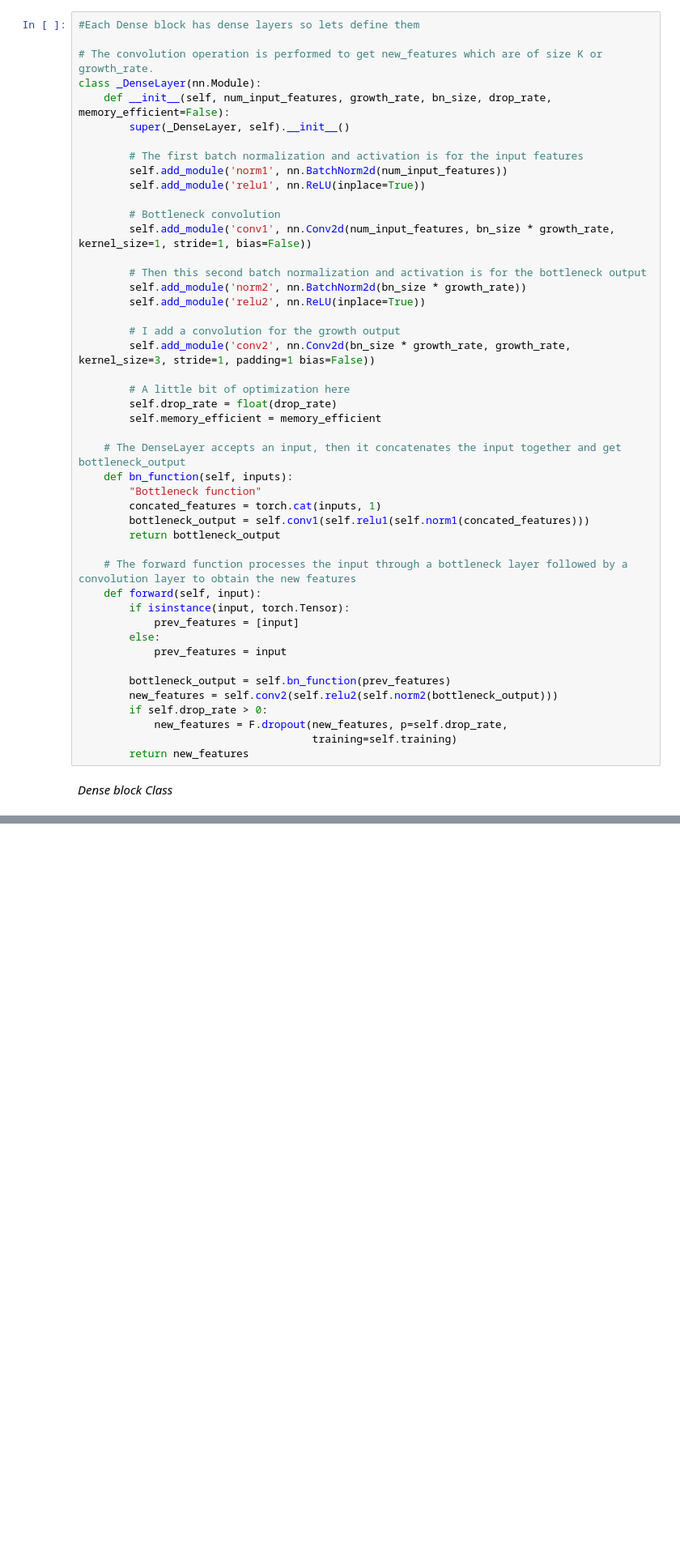
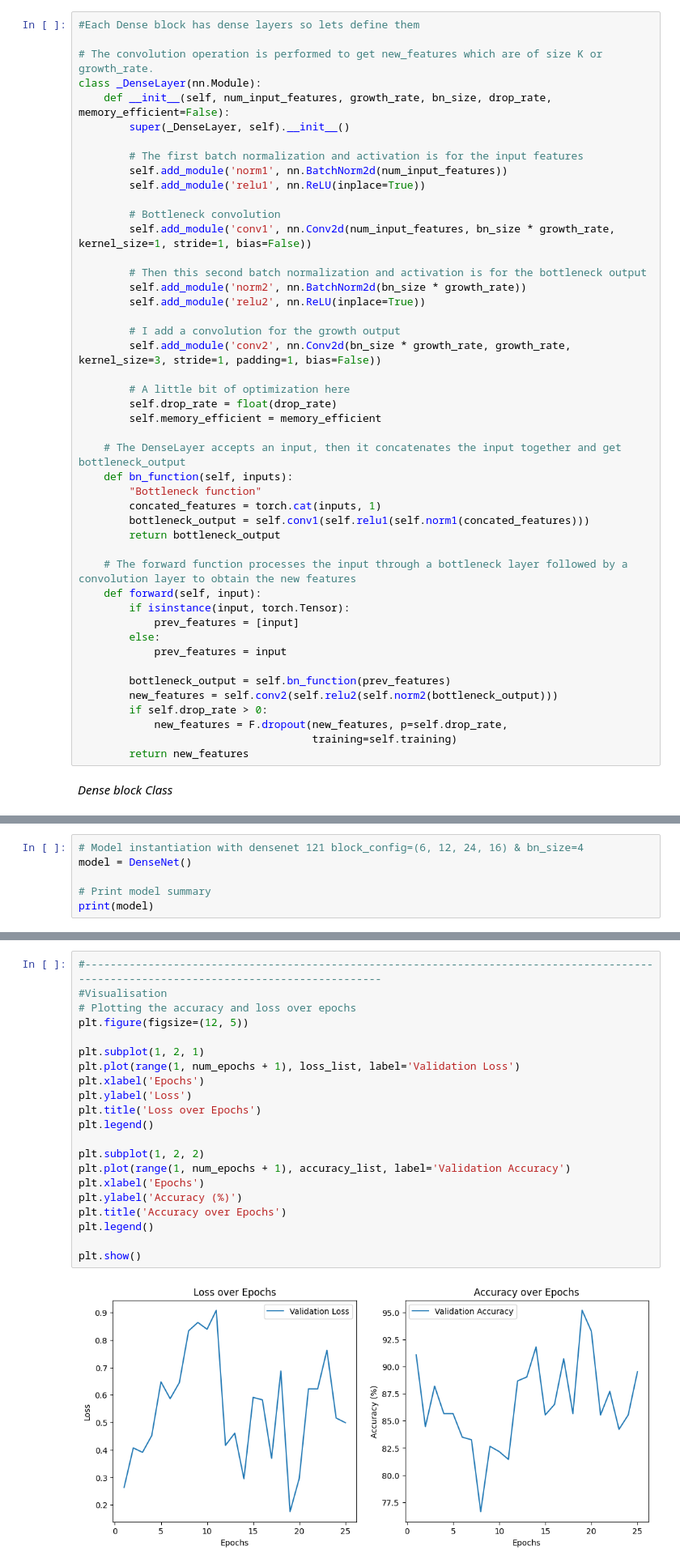
Before and after one commit to KarmadesuUwU/DenseNetwork-BrainTumorDetection, a Jupyter notebook: CNN_BRAIN.ipynb, the cells around one changed output, grey strips where cells are left out. Shown: that part at 81% size. Cells and saved outputs as stored; diff of their text form; blank space fills up the shorter version.

```diff
--- a/CNN_BRAIN.ipynb
+++ b/CNN_BRAIN.ipynb
@@ -235,7 +232,7 @@ class _DenseLayer(nn.Module):
         self.add_module('relu2', nn.ReLU(inplace=True))
 
         # I add a convolution for the growth output
-        self.add_module('conv2', nn.Conv2d(bn_size * growth_rate, growth_rate, kernel_size=3, stride=1, padding=1 bias=False))
+        self.add_module('conv2', nn.Conv2d(bn_size * growth_rate, growth_rate, kernel_size=3, stride=1, padding=1, bias=False))
 
         # A little bit of optimization here
         self.drop_rate = float(drop_rate)
@@ -356,0 +363,6 @@ class DenseNet(nn.Module):
+# %%
+# Model instantiation with densenet 121 block_config=(6, 12, 24, 16) & bn_size=4
+model = DenseNet()
+
+# Print model summary
+print(model)
@@ -376,0 +465,23 @@ class DenseNet(nn.Module):
+# %%
+#------------------------------------------------------------------------------------------------------------------------------------------
+#Visualisation
+# Plotting the accuracy and loss over epochs
+plt.figure(figsize=(12, 5))
+
+plt.subplot(1, 2, 1)
+plt.plot(range(1, num_epochs + 1), loss_list, label='Validation Loss')
+plt.xlabel('Epochs')
+plt.ylabel('Loss')
+plt.title('Loss over Epochs')
+plt.legend()
+
+plt.subplot(1, 2, 2)
+plt.plot(range(1, num_epochs + 1), accuracy_list, label='Validation Accuracy')
+plt.xlabel('Epochs')
+plt.ylabel('Accuracy (%)')
+plt.title('Accuracy over Epochs')
+plt.legend()
+
+plt.show()
+# %% [output]
+[figure, added]
```
Also changed, not shown: parts of 12 cells of this notebook, 1 other file.
